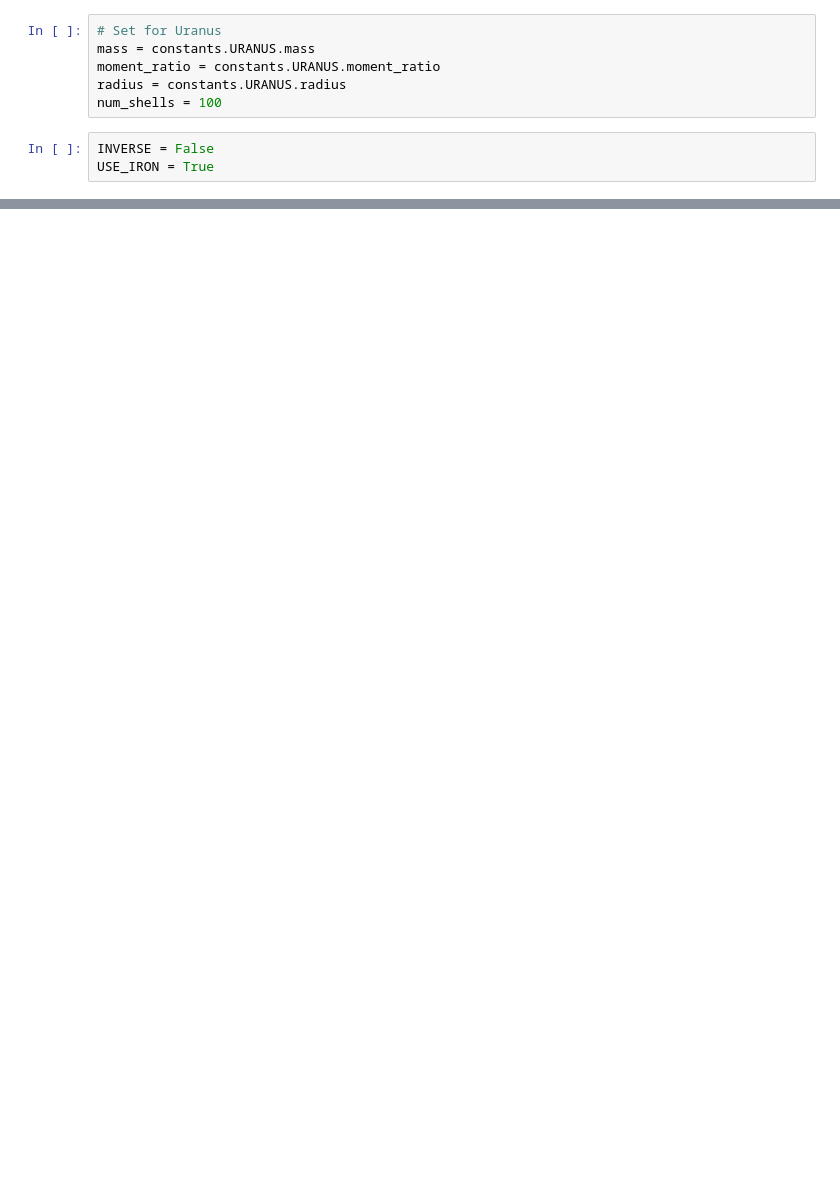
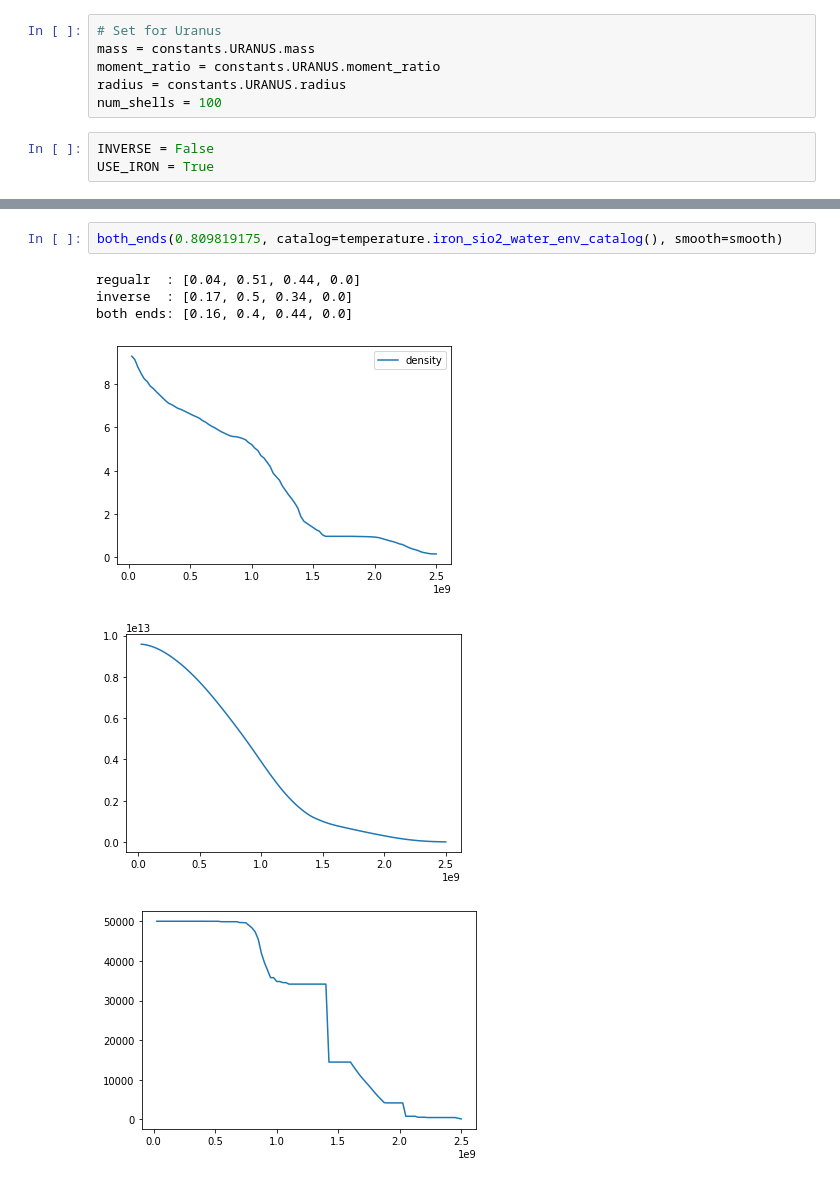
Before and after one commit to podolak/mcplanet, a Jupyter notebook: max_composition_planets.ipynb, the cells around one changed output, grey strips where cells are left out. Drawn from its saved outputs; the diff is of its cells as text; blank space fills up the shorter version.

```diff
--- a/max_composition_planets.ipynb
+++ b/max_composition_planets.ipynb
@@ -95,0 +157,9 @@ full_model(0.883594628, catalog=catalog, smooth=smooth, inverse=INVERSE, max_tem
+# %%
+both_ends(0.809819175, catalog=temperature.iron_sio2_water_env_catalog(), smooth=smooth)
+# %% [output]
+regualr  : [0.04, 0.51, 0.44, 0.0]
+inverse  : [0.17, 0.5, 0.34, 0.0]
+both ends: [0.16, 0.4, 0.44, 0.0]
+[figure, added]
+[figure, added]
+[figure, added]
```
Also changed, not shown: parts of 6 cells of this notebook, 1 other file.
